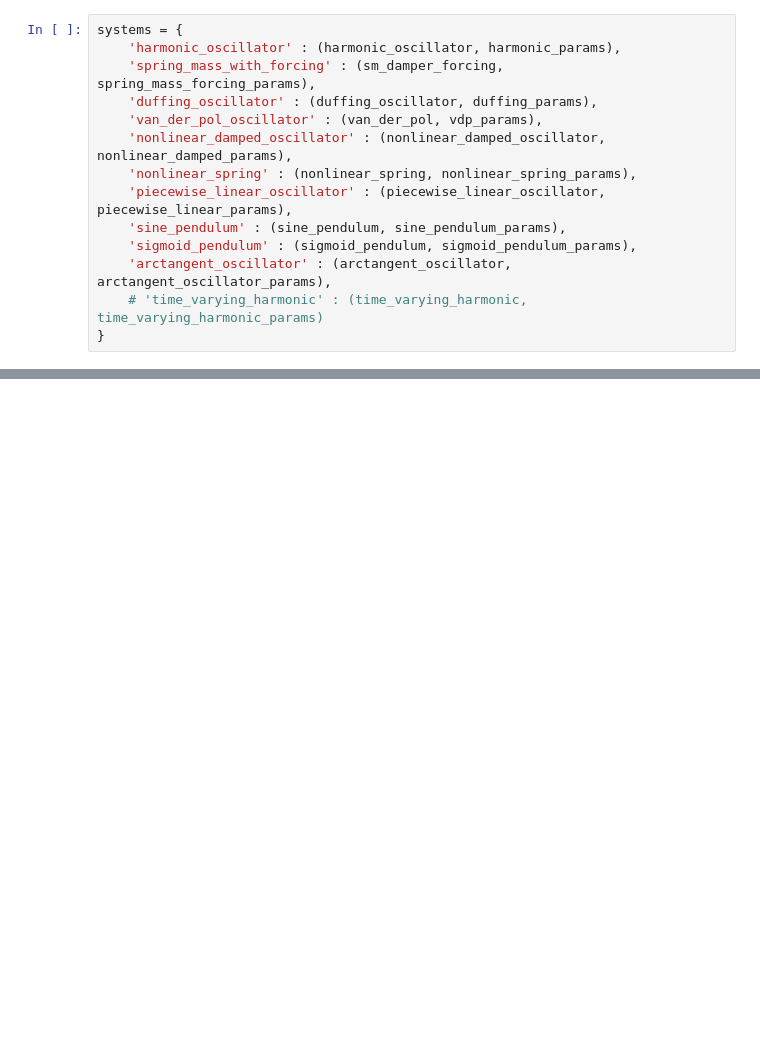
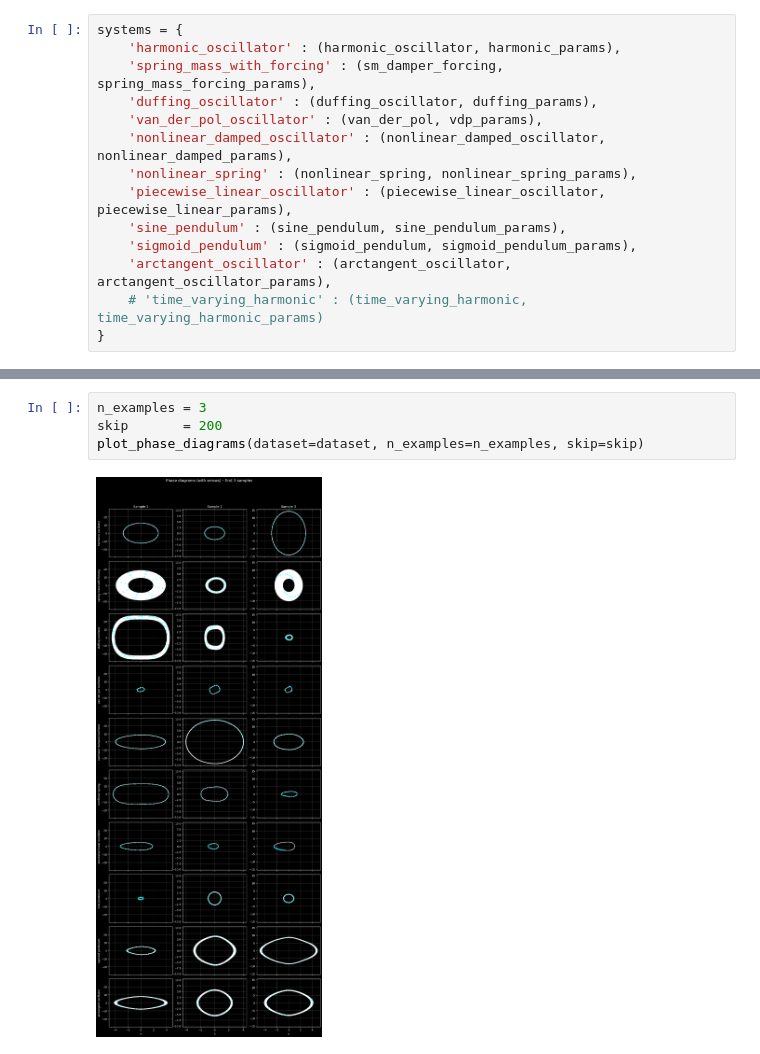
Before and after one commit to dannyp3/koopman-category-discovery, a Jupyter notebook: scripts/create_dynamical_systems.ipynb, the cells around one changed output, grey strips where cells are left out. Saved outputs shown, nothing was run; the diff lists cells and outputs as text; blank space fills up the shorter version.

```diff
--- a/scripts/create_dynamical_systems.ipynb
+++ b/scripts/create_dynamical_systems.ipynb
@@ -147,0 +101,6 @@ for key in dataset.keys():
+# %%
+n_examples = 3
+skip       = 200
+plot_phase_diagrams(dataset=dataset, n_examples=n_examples, skip=skip)
+# %% [output]
+[figure, added]
```
Also changed, not shown: parts of 6 cells of this notebook, 20 other files.
